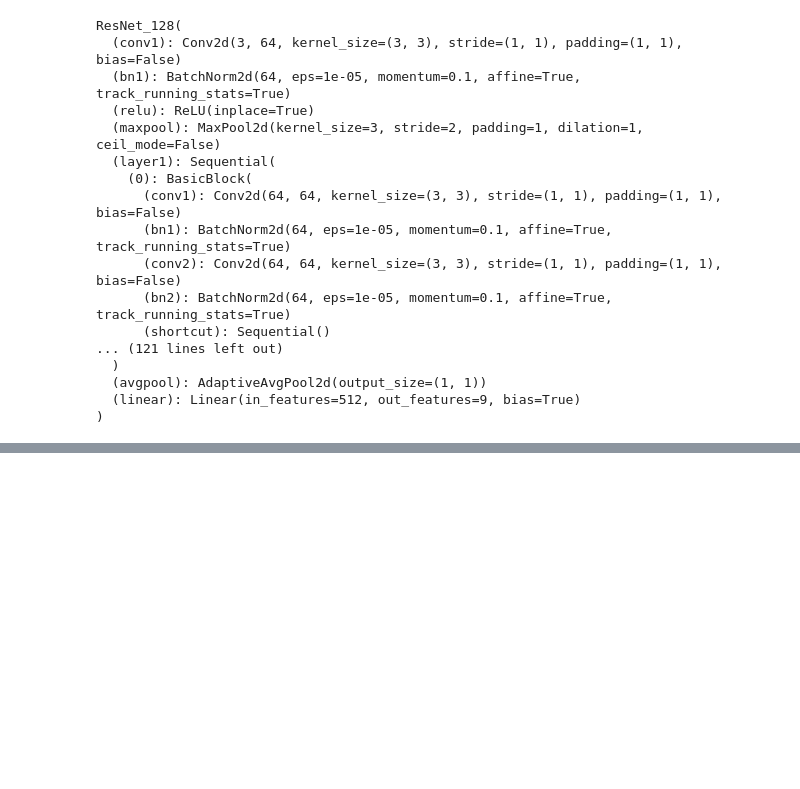
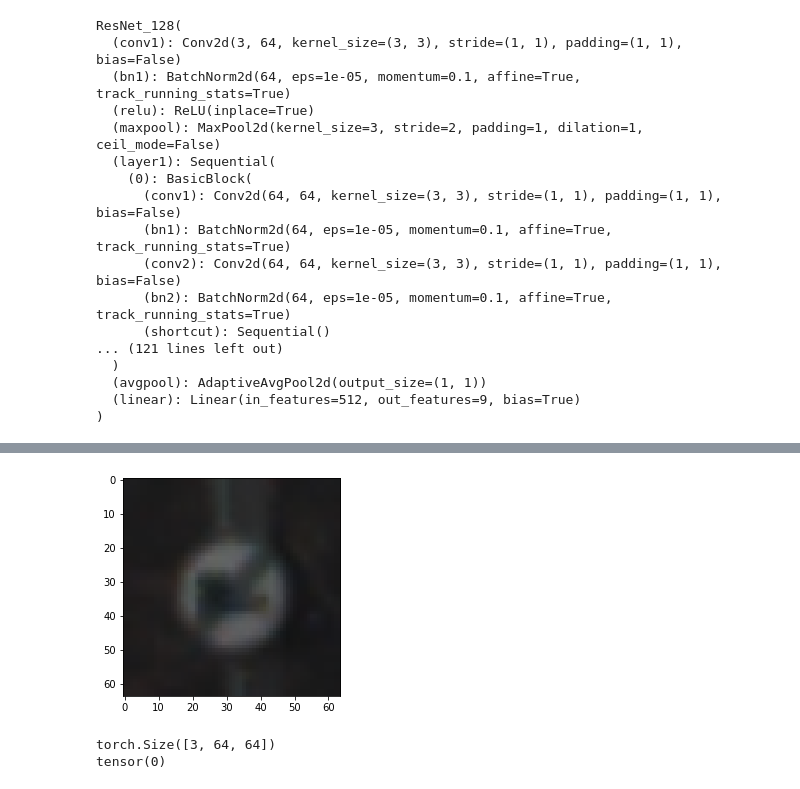
Before and after one commit to younghyopark/gram-experiments, a Jupyter notebook: experiment.ipynb, the cells around one changed output, grey strips where cells are left out. Cells and saved outputs as stored; diff of their text form; code cells hidden in the pictures; blank space fills up the shorter version.

```diff
--- a/experiment.ipynb
+++ b/experiment.ipynb
@@ -437,0 +532,30 @@ ResNet_128(
+# %%
+for target in range(43):
+
+    dataset = TrafficDataset('valid',[target])
+
+    img=dataset.__getitem__(0)[0]
+    img=img.transpose(0,2).transpose(0,1)
+    plt.imshow(img)
+
+    plt.savefig(os.path.join('GTSRB_representative',str(target)+'_1.png'))
+
+    img=dataset.__getitem__(10)[0]
+    img=img.transpose(0,2).transpose(0,1)
+    plt.imshow(img)
+
+    plt.savefig(os.path.join('GTSRB_representative',str(target)+'_2.png'))
+
+    img=dataset.__getitem__(20)[0]
+    img=img.transpose(0,2).transpose(0,1)
+    plt.imshow(img)
+
+    plt.savefig(os.path.join('GTSRB_representative',str(target)+'_3.png'))
+# %% [output]
+[figure, added]
+# %%
+print(img.shape)
+print(target)
+# %% [output]
+torch.Size([3, 64, 64])
+tensor(0)
```
Also changed, not shown: parts of 18 cells of this notebook, 11 other files.
